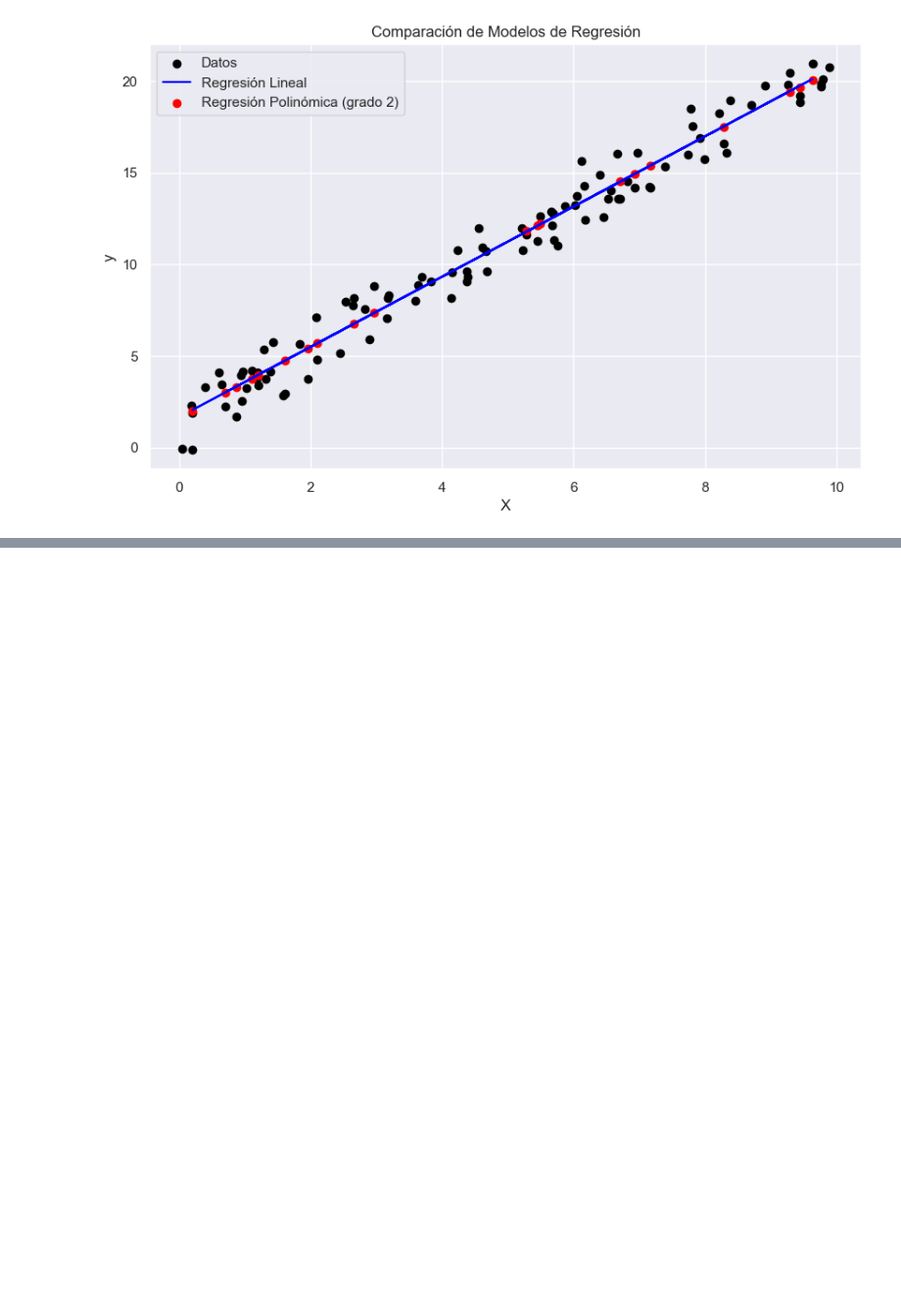
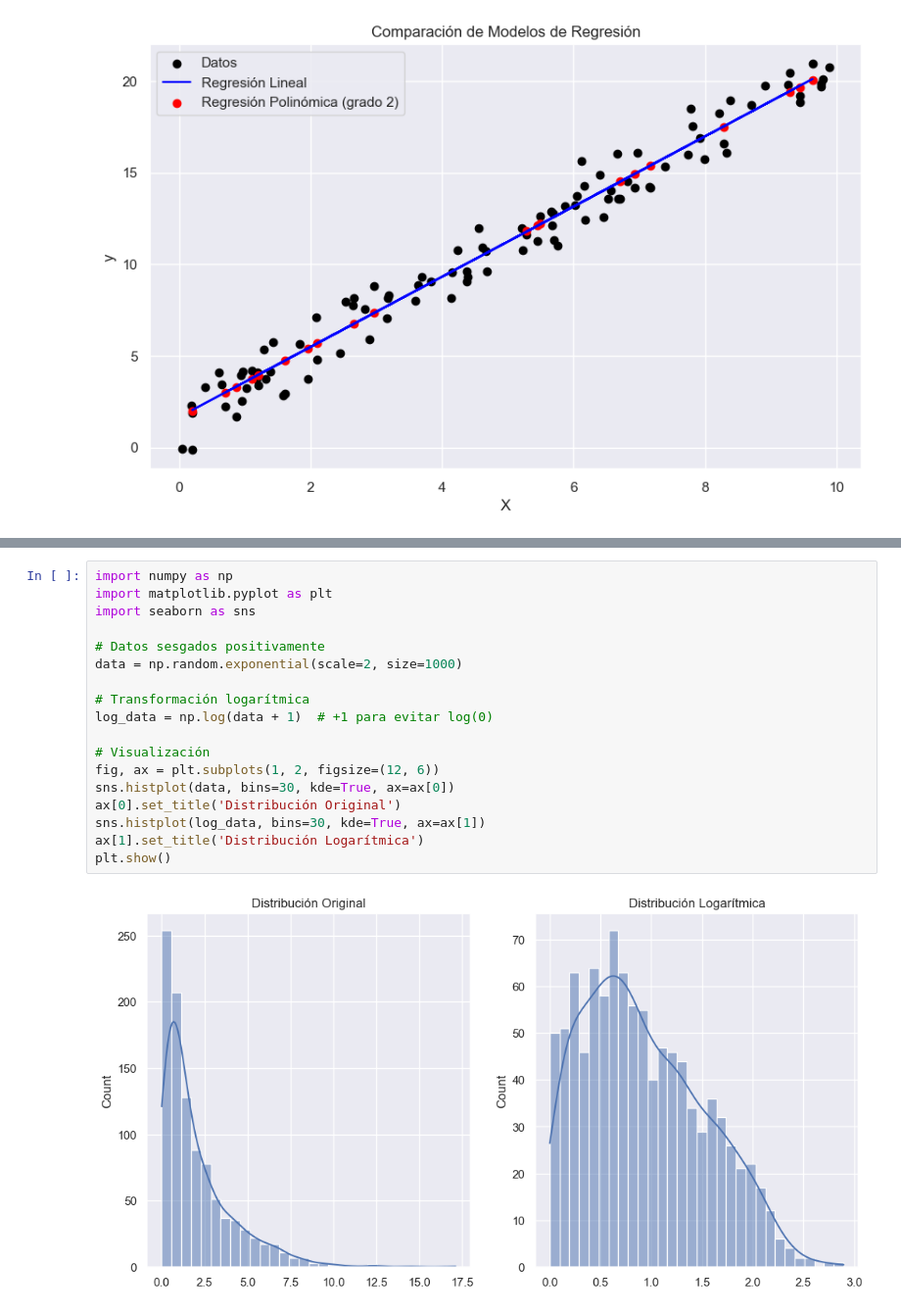
Before and after one commit to emilianostic/analisdedatos, a Jupyter notebook: datos/Scripts/AnalisisDatos.ipynb, the cells around one changed output, grey strips where cells are left out. Shown at 98% size. Saved outputs shown, nothing was run; the diff lists cells and outputs as text; blank space fills up the shorter version.

```diff
--- a/datos/Scripts/AnalisisDatos.ipynb
+++ b/datos/Scripts/AnalisisDatos.ipynb
@@ -842,0 +867,20 @@ Polynomial Regression (degree 2) R^2: 0.9733467997168106
+# %%
+import numpy as np
+import matplotlib.pyplot as plt
+import seaborn as sns
+
+# Datos sesgados positivamente
+data = np.random.exponential(scale=2, size=1000)
+
+# Transformación logarítmica
+log_data = np.log(data + 1)  # +1 para evitar log(0)
+
+# Visualización
+fig, ax = plt.subplots(1, 2, figsize=(12, 6))
+sns.histplot(data, bins=30, kde=True, ax=ax[0])
+ax[0].set_title('Distribución Original')
+sns.histplot(log_data, bins=30, kde=True, ax=ax[1])
+ax[1].set_title('Distribución Logarítmica')
+plt.show()
+# %% [output]
+[figure, added]
```
Also changed, not shown: parts of 32 cells of this notebook.
